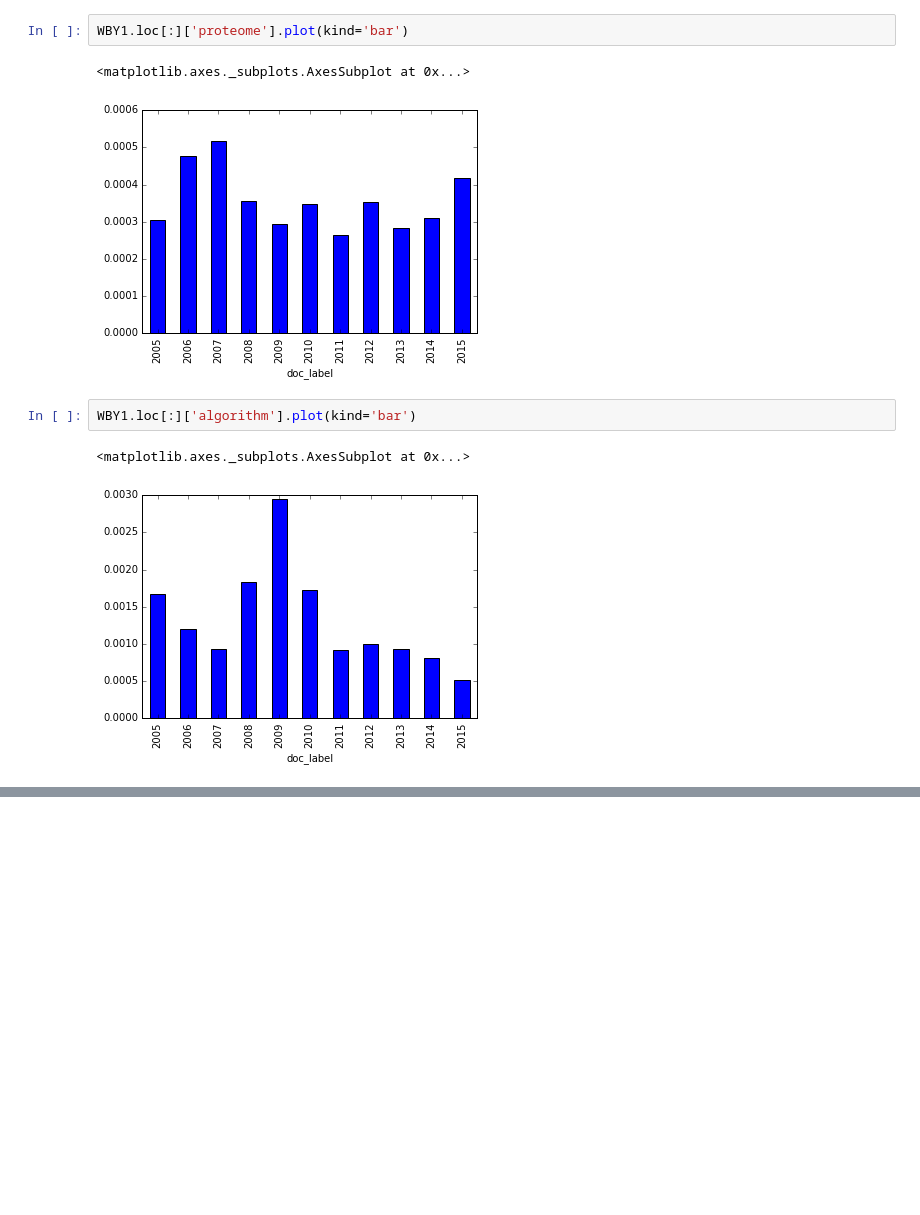
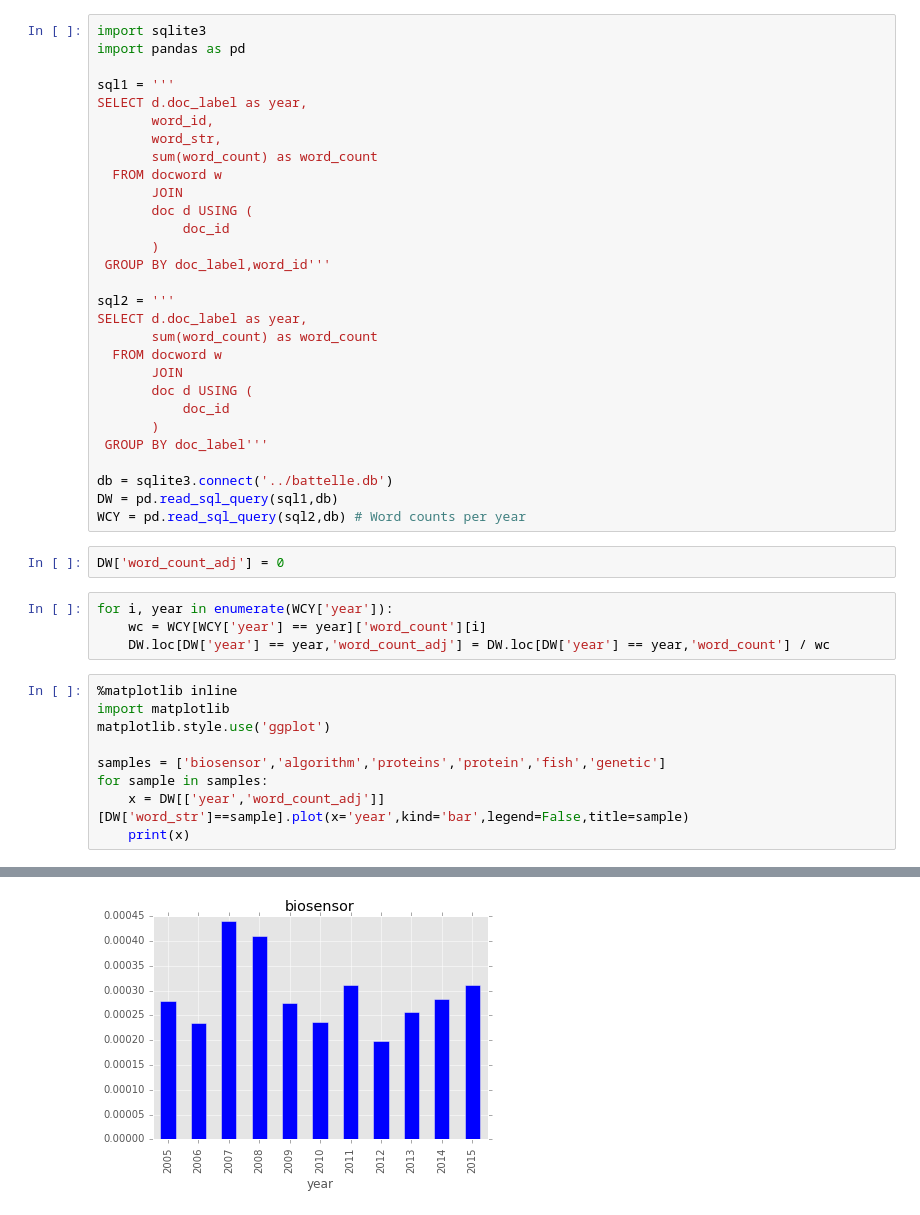
Before and after one commit to battelle-dsi-capstone-2015/notebooks, a Jupyter notebook: Word Frequencies.ipynb, the cells around one changed output, grey strips where cells are left out. Saved outputs shown, nothing was run; the diff lists cells and outputs as text; blank space fills up the shorter version.

Commit message:
Working version using SQL

```diff
--- a/Word Frequencies.ipynb
+++ b/Word Frequencies.ipynb
@@ -75,10 +1,45 @@ WBY1.loc[:]['protein'].plot(kind='bar')
-# %%
-WBY1.loc[:]['proteome'].plot(kind='bar')
-# %% [output]
-<matplotlib.axes._subplots.AxesSubplot at 0x...>
-[figure, removed]
-# %%
-WBY1.loc[:]['algorithm'].plot(kind='bar')
-# %% [output]
-<matplotlib.axes._subplots.AxesSubplot at 0x...>
-[figure, removed]
+# %%
+import sqlite3
+import pandas as pd
+
+sql1 = '''
+SELECT d.doc_label as year,
+       word_id,
+       word_str,
+       sum(word_count) as word_count
+  FROM docword w
+       JOIN
+       doc d USING (
+           doc_id
+       )
+ GROUP BY doc_label,word_id'''
+
+sql2 = '''
+SELECT d.doc_label as year,
+       sum(word_count) as word_count
+  FROM docword w
+       JOIN
+       doc d USING (
+           doc_id
+       )
+ GROUP BY doc_label'''
+
+db = sqlite3.connect('../battelle.db')
+DW = pd.read_sql_query(sql1,db)
+WCY = pd.read_sql_query(sql2,db) # Word counts per year
+# %%
+DW['word_count_adj'] = 0
+# %%
+for i, year in enumerate(WCY['year']):
+    wc = WCY[WCY['year'] == year]['word_count'][i]
+    DW.loc[DW['year'] == year,'word_count_adj'] = DW.loc[DW['year'] == year,'word_count'] / wc
+# %%
+%matplotlib inline
+import matplotlib
+matplotlib.style.use('ggplot')
+
+samples = ['biosensor','algorithm','proteins','protein','fish','genetic']
+for sample in samples:
+    x = DW[['year','word_count_adj']][DW['word_str']==sample].plot(x='year',kind='bar',legend=False,title=sample)
+    print(x)
+# %% [output]
@@ -84,0 +52 @@ WBY1.loc[:]['algorithm'].plot(kind='bar')
+[figure, added]
```
Also changed, not shown: parts of 7 cells of this notebook.
